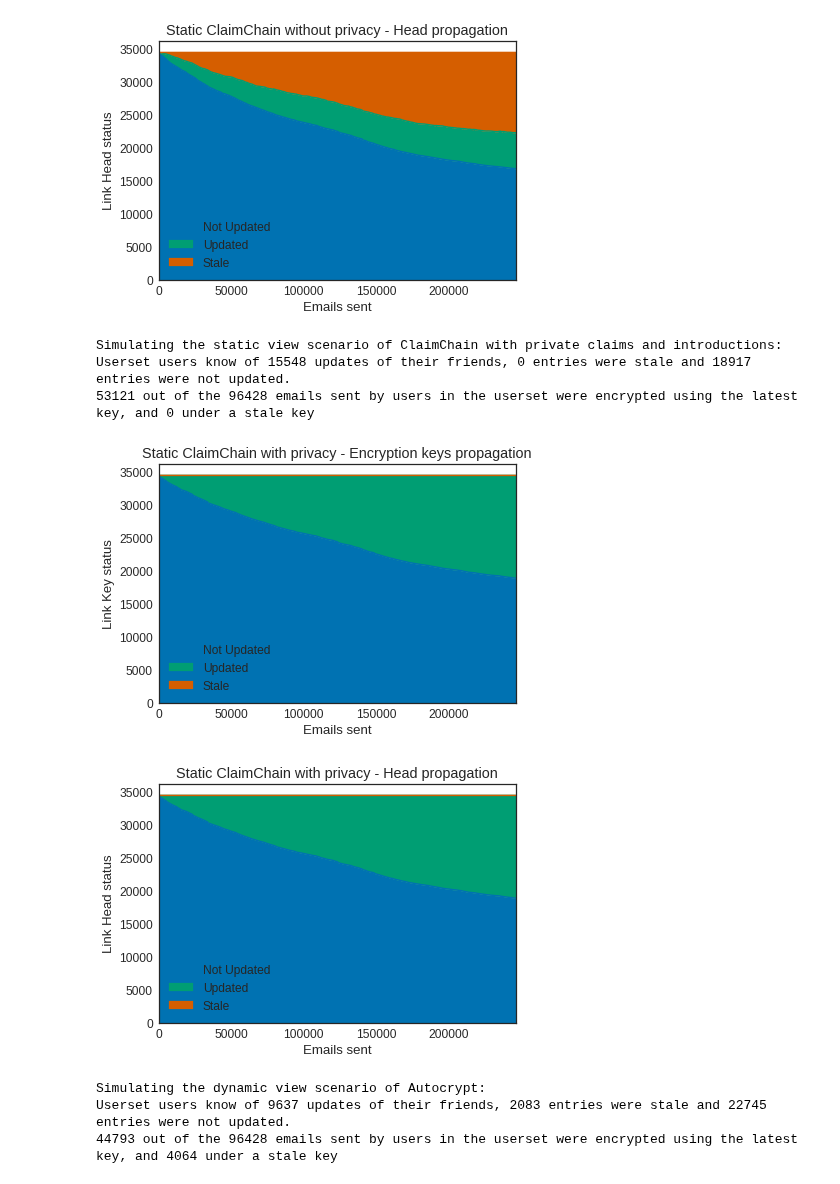
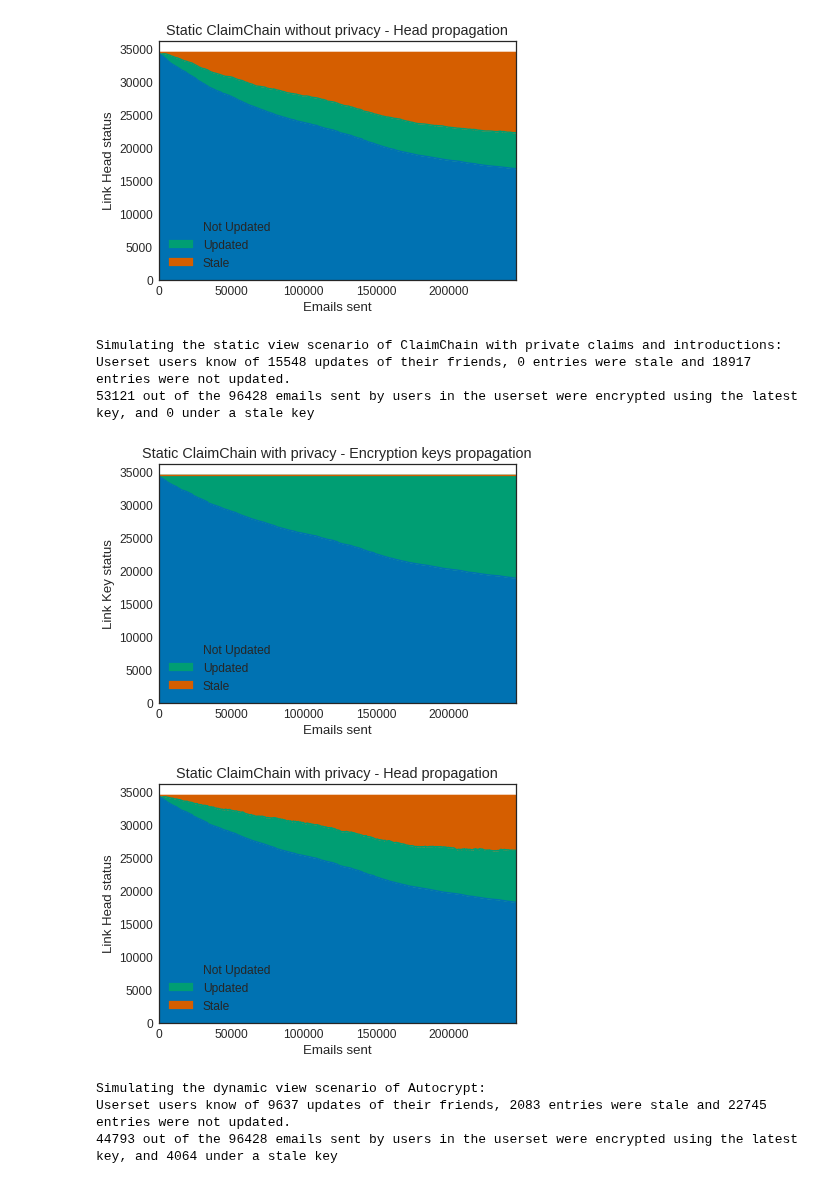
Before and after one commit to claimchain/claimchain-core, a Jupyter notebook: simulations/replay_log.ipynb, the cells around one changed output. Drawn from its saved outputs; the diff is of its cells as text; code cells hidden in the pictures.

Commit message:
Plot head propagation for claimchain with privacy

```diff
--- a/simulations/replay_log.ipynb
+++ b/simulations/replay_log.ipynb
@@ -366,35 +366,35 @@ for index, email in enumerate(log):
         kp.loc[cnt] = [not_updated, updated, stale]
         updated, stale, not_updated = eval_propagation(local_dict, 0, social_graph, userset)
         hp.loc[cnt] = [not_updated, updated, stale]
 
     cnt += 1
 
 
 updated, stale, not_updated = eval_propagation(local_dict, 1, social_graph, userset)
 print("Userset users know of %s updates of their friends, %s entries were stale and %s entries were not updated."
       % (updated, stale, not_updated))
 print("%s out of the %s emails sent by users in the userset were encrypted using the latest key, and %s under a stale key"
       % (enc_userset_emails, sent_userset_emails, stale_userset_emails))
 
 kp.plot.area();
 plt.title("Static ClaimChain with privacy - Encryption keys propagation")
 plt.xlabel("Emails sent")
 plt.ylabel("Link Key status")
 plt.savefig("static_claimchain_private_key_links.pdf")
 
-kp.plot.area();
+hp.plot.area();
 plt.title("Static ClaimChain with privacy - Head propagation")
 plt.xlabel("Emails sent")
 plt.ylabel("Link Head status")
 plt.savefig("static_claimchain_private_head_links.pdf")
 
 plt.show()
 # %% [output]
 Simulating the static view scenario of ClaimChain with private claims and introductions:
 Userset users know of 15548 updates of their friends, 0 entries were stale and 18917 entries were not updated.
 53121 out of the 96428 emails sent by users in the userset were encrypted using the latest key, and 0 under a stale key
 [figure]
-[figure, old version]
+[figure, new version]
 # %%
 '''Simulate the dynamic view of Autocrypt
 
```
